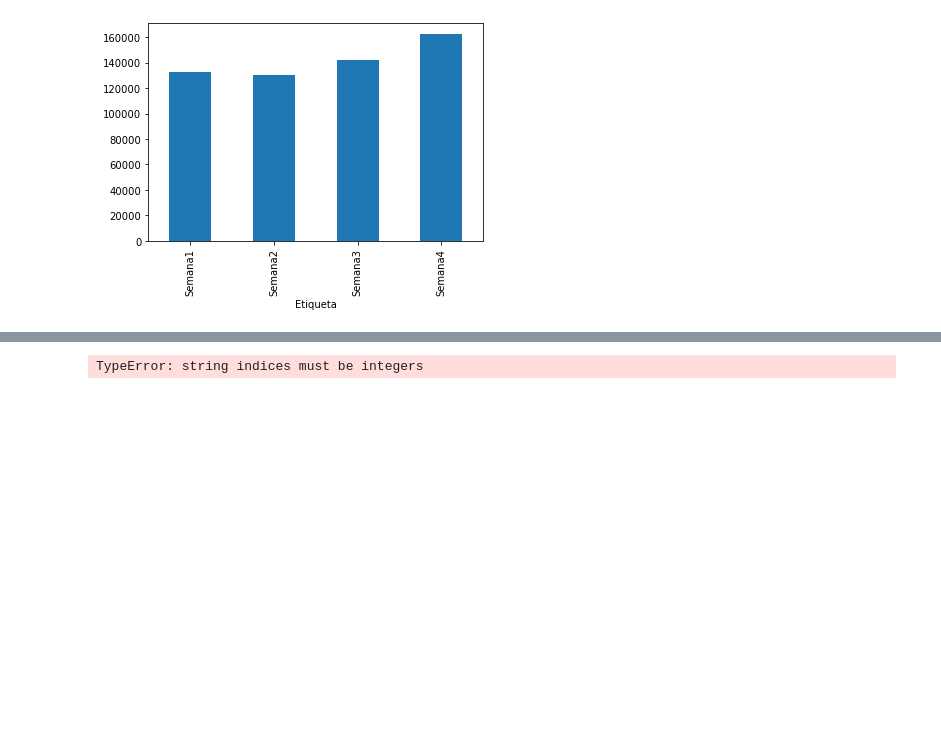
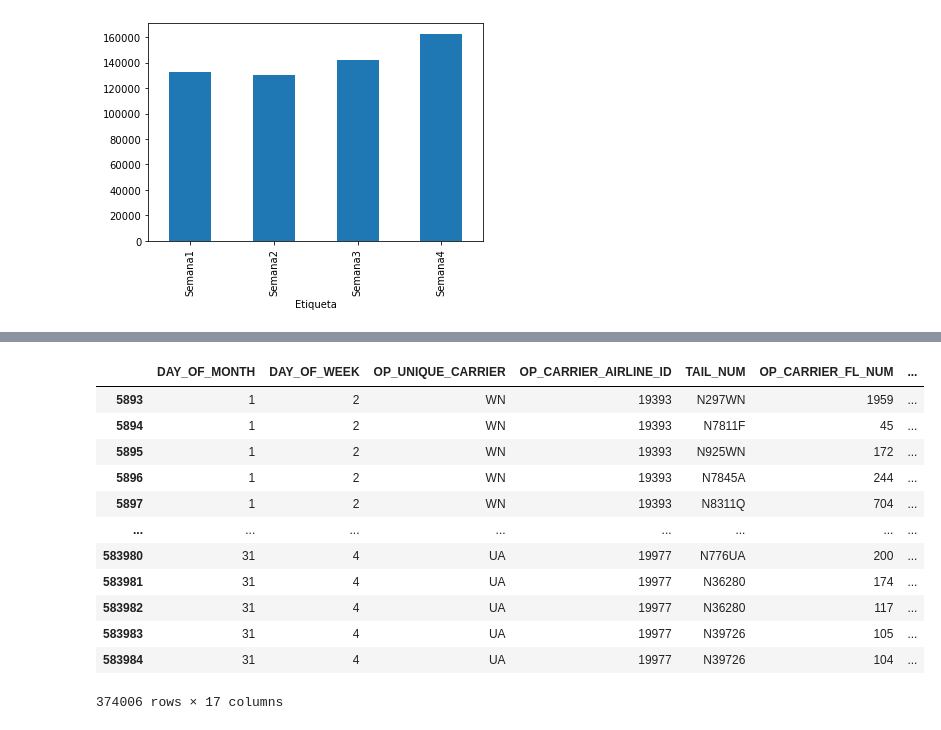
Before and after one commit to roig7/Practicamining1, a Jupyter notebook: LAB01-GRUPORoigChavarri/Practica2Vuelos.ipynb, the cells around one changed output, grey strips where cells are left out. Saved outputs shown, nothing was run; the diff lists cells and outputs as text; code cells hidden in the pictures; blank space fills up the shorter version.

```diff
--- a/LAB01-GRUPORoigChavarri/Practica2Vuelos.ipynb
+++ b/LAB01-GRUPORoigChavarri/Practica2Vuelos.ipynb
@@ -109,7 +109,0 @@ NameError: name 'x' is not defined
-# %%
-data['ORIGIN']=data['ORIGIN'].astype(str).astype(int)
-
-plt.scatter(x=data['OP_CARRIER_AIRLINE_ID'],y=data['ORIGIN'])
-plt.show()
-# %% [output]
-TypeError: string indices must be integers
@@ -125,0 +110,24 @@ show()
+# %%
+#Guardamos en un dataframe las compañias que mas problemas han tenido, un dataframe para cada compañia
+#Como hemos visto en el dataframe anterior
+compañia1 = data[data["OP_CARRIER_AIRLINE_ID"] == 19393]
+compañia2 = data[data["OP_CARRIER_AIRLINE_ID"] == 19805]
+compañia3 = data[data["OP_CARRIER_AIRLINE_ID"] == 19790]
+compañia4 = data[data["OP_CARRIER_AIRLINE_ID"] == 20304]
+compañia5 = data[data["OP_CARRIER_AIRLINE_ID"] == 19977]
+var_x=compañia1.append([compañia2,compañia3,compañia4,compañia5])
+var_x
+# %% [output]
+|  | DAY_OF_MONTH | DAY_OF_WEEK | OP_UNIQUE_CARRIER | OP_CARRIER_AIRLINE_ID | TAIL_NUM | OP_CARRIER_FL_NUM | ... |
+| 5893 | 1 | 2 | WN | 19393 | N297WN | 1959 | ... |
+| 5894 | 1 | 2 | WN | 19393 | N7811F | 45 | ... |
+| 5895 | 1 | 2 | WN | 19393 | N925WN | 172 | ... |
+| 5896 | 1 | 2 | WN | 19393 | N7845A | 244 | ... |
+| 5897 | 1 | 2 | WN | 19393 | N8311Q | 704 | ... |
+| ... | ... | ... | ... | ... | ... | ... | ... |
+| 583980 | 31 | 4 | UA | 19977 | N776UA | 200 | ... |
+| 583981 | 31 | 4 | UA | 19977 | N36280 | 174 | ... |
+| 583982 | 31 | 4 | UA | 19977 | N36280 | 117 | ... |
+| 583983 | 31 | 4 | UA | 19977 | N39726 | 105 | ... |
+| 583984 | 31 | 4 | UA | 19977 | N39726 | 104 | ... |
+374006 rows × 17 columns
```
Also changed, not shown: parts of 10 cells of this notebook.
